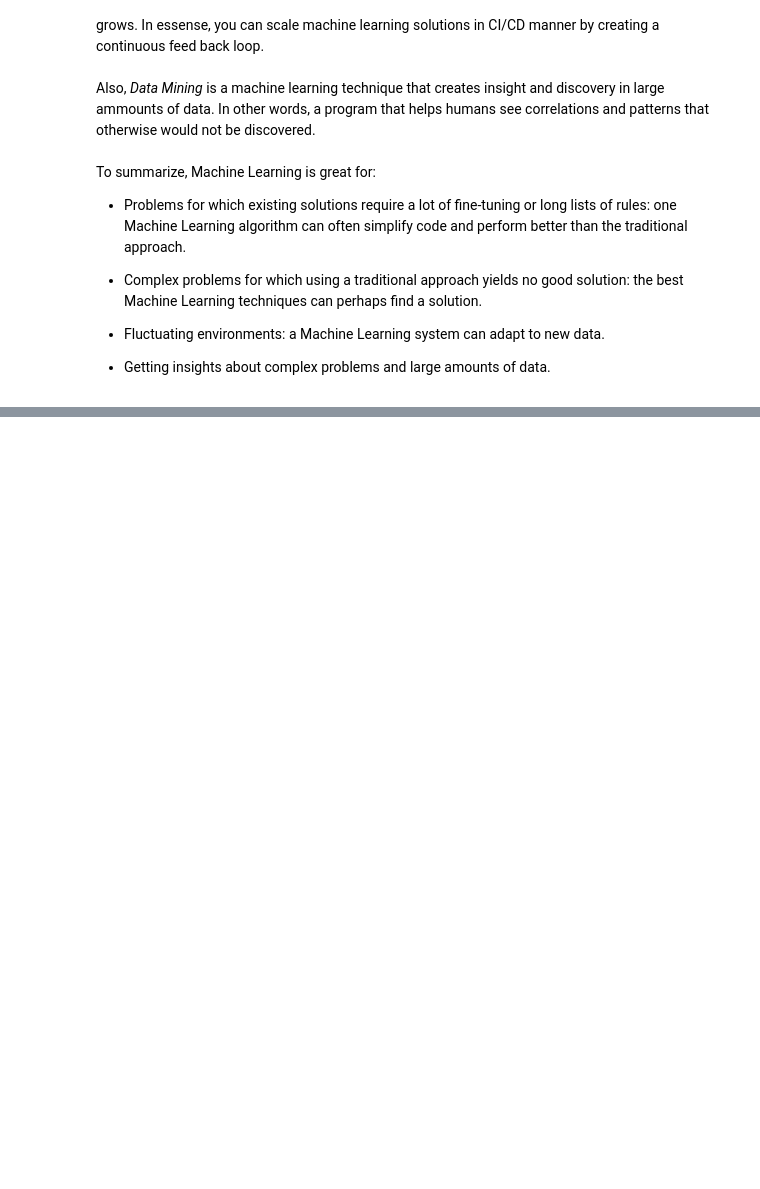
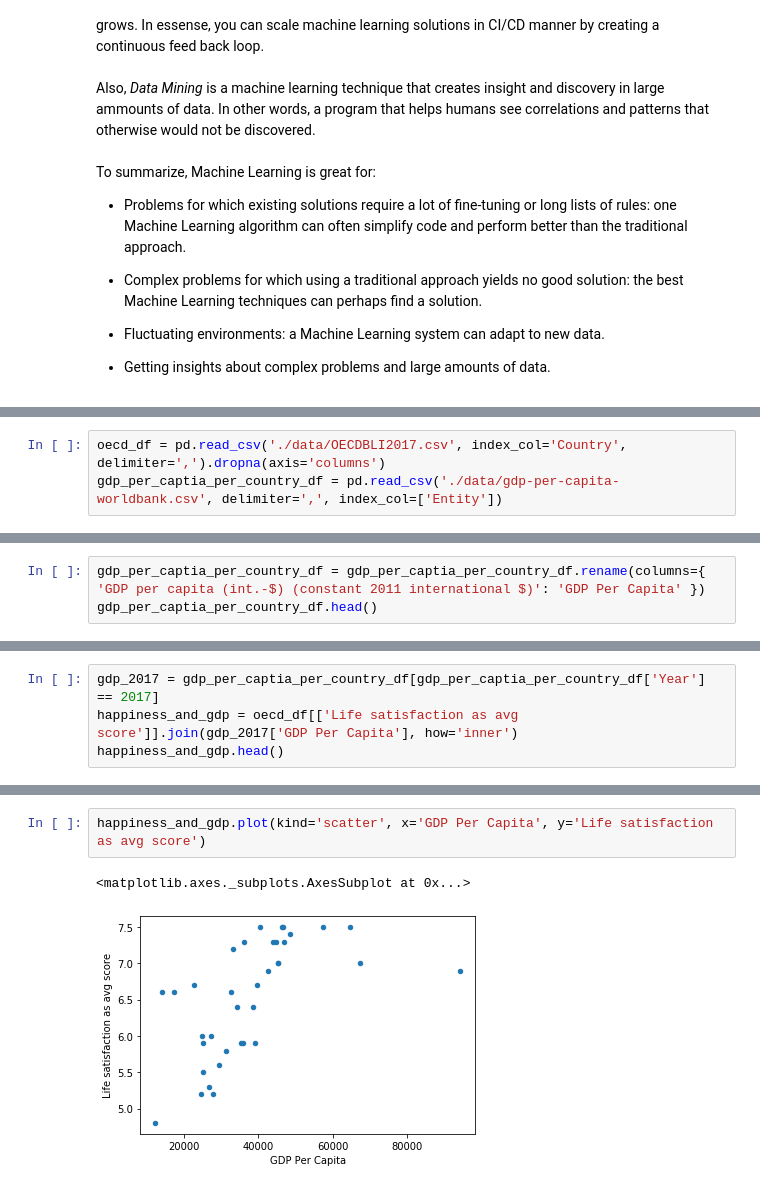
Before and after one commit to euclidthedark/hands-on-machine-learning, a Jupyter notebook: 01_hands_on_machine_learning.ipynb, the cells around one changed output, grey strips where cells are left out. Cells and saved outputs as stored; diff of their text form; blank space fills up the shorter version.

Commit message:
Add scatter plot.

```diff
--- a/01_hands_on_machine_learning.ipynb
+++ b/01_hands_on_machine_learning.ipynb
@@ -176,0 +185,3 @@ When testing how well your model describes the data, using a *performance measur
+# %%
+oecd_df = pd.read_csv('./data/OECDBLI2017.csv', index_col='Country', delimiter=',').dropna(axis='columns')
+gdp_per_captia_per_country_df = pd.read_csv('./data/gdp-per-capita-worldbank.csv', delimiter=',', index_col=['Entity'])
@@ -176,0 +222,3 @@ When testing how well your model describes the data, using a *performance measur
+# %%
+gdp_per_captia_per_country_df = gdp_per_captia_per_country_df.rename(columns={ 'GDP per capita (int.-$) (constant 2011 international $)': 'GDP Per Capita' })
+gdp_per_captia_per_country_df.head()
@@ -176,0 +235,4 @@ When testing how well your model describes the data, using a *performance measur
+# %%
+gdp_2017 = gdp_per_captia_per_country_df[gdp_per_captia_per_country_df['Year'] == 2017]
+happiness_and_gdp = oecd_df[['Life satisfaction as avg score']].join(gdp_2017['GDP Per Capita'], how='inner')
+happiness_and_gdp.head()
@@ -176,0 +246,5 @@ When testing how well your model describes the data, using a *performance measur
+# %%
+happiness_and_gdp.plot(kind='scatter', x='GDP Per Capita', y='Life satisfaction as avg score')
+# %% [output]
+<matplotlib.axes._subplots.AxesSubplot at 0x...>
+[figure, added]
```
Also changed, not shown: parts of 11 cells of this notebook, 2 other files.
